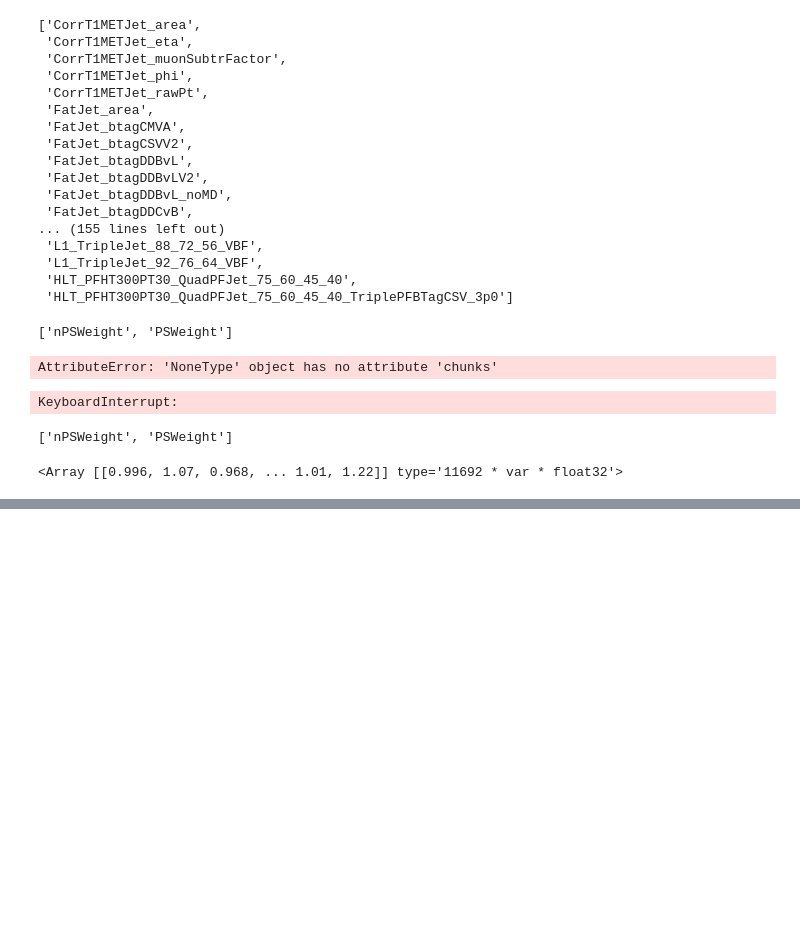
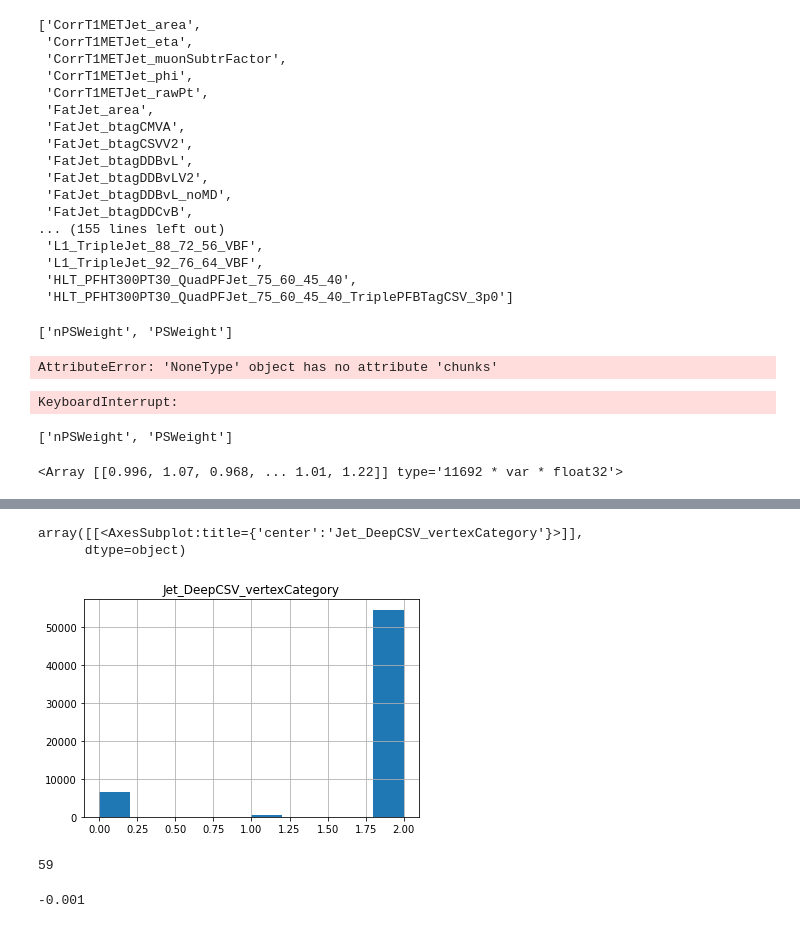
Before and after one commit to hschoenen/VHcc-cTagSF, a Jupyter notebook: Analyzer/condorDESY/prototyping.ipynb, the cells around one changed output, grey strips where cells are left out. Saved outputs shown, nothing was run; the diff lists cells and outputs as text; code cells hidden in the pictures; blank space fills up the shorter version.

```diff
--- a/Analyzer/condorDESY/prototyping.ipynb
+++ b/Analyzer/condorDESY/prototyping.ipynb
@@ -740,0 +1022,6 @@ tttosemilepfile['Events'].arrays()[b'PSWeight']
+# %%
+dvertcat[dvertcat > -1].hist()
+# %% [output]
+array([[<AxesSubplot:title={'center':'Jet_DeepCSV_vertexCategory'}>]],
+      dtype=object)
+[figure, added]
@@ -740,0 +1030,8 @@ tttosemilepfile['Events'].arrays()[b'PSWeight']
+# %%
+feature_names.index('Jet_DeepCSV_vertexCategory')
+# %% [output]
+59
+# %%
+defaults[59]
+# %% [output]
+-0.001
```
Also changed, not shown: parts of 36 cells of this notebook, 13 other files.
